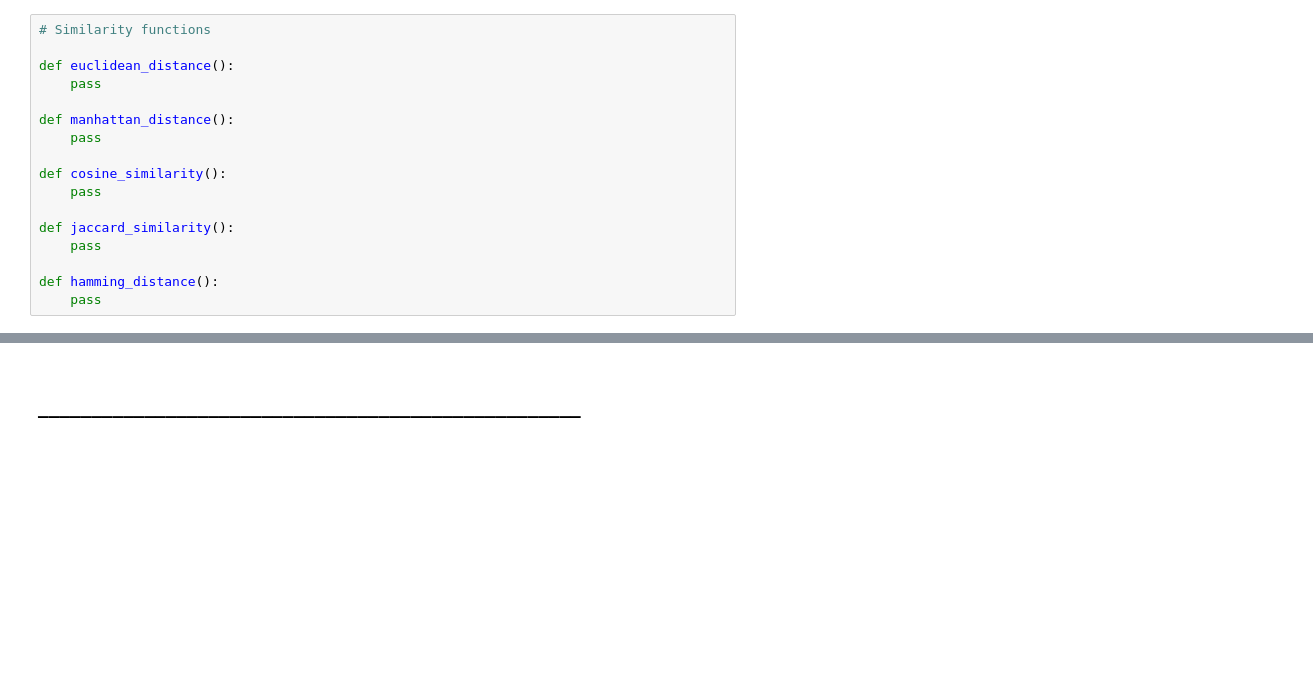
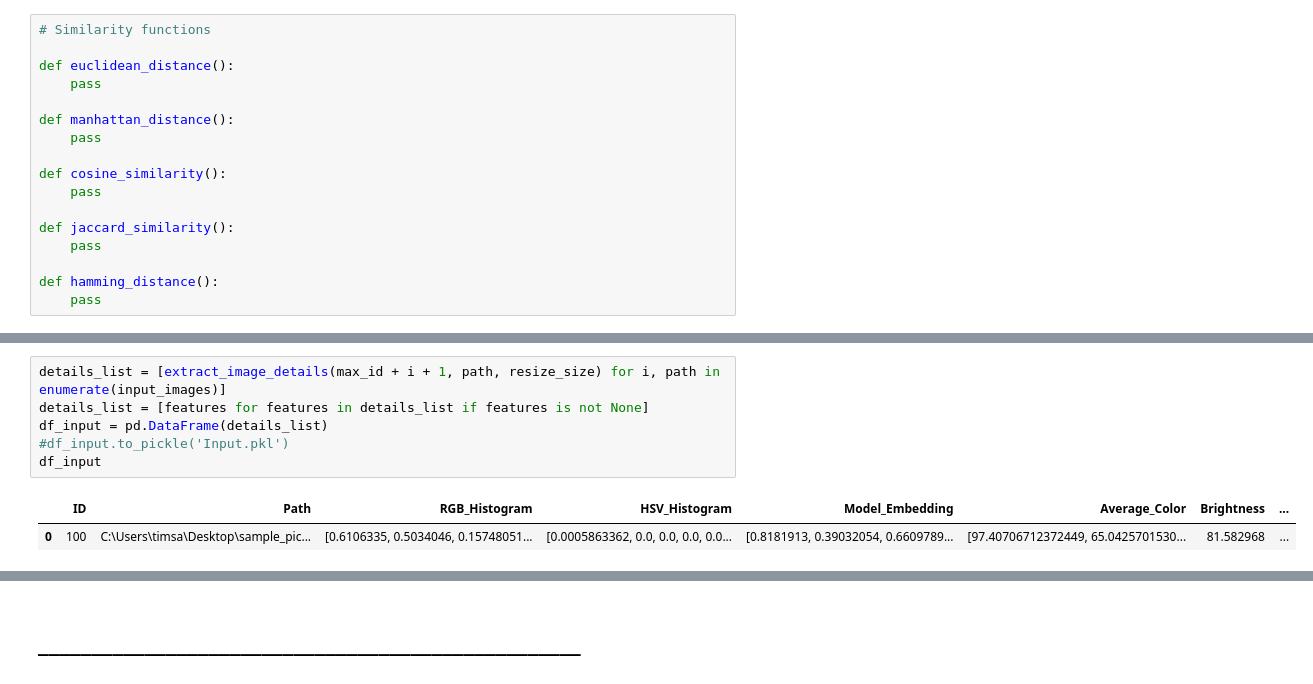
Before and after one commit to tis22/image_recommender, a Jupyter notebook: ImageLoader.ipynb, the cells around one changed output, grey strips where cells are left out. Drawn from its saved outputs; the diff is of its cells as text; blank space fills up the shorter version.

```diff
--- a/ImageLoader.ipynb
+++ b/ImageLoader.ipynb
@@ -367,0 +388,9 @@ def hamming_distance():
+# %%
+details_list = [extract_image_details(max_id + i + 1, path, resize_size) for i, path in enumerate(input_images)]
+details_list = [features for features in details_list if features is not None]
+df_input = pd.DataFrame(details_list)
+#df_input.to_pickle('Input.pkl')
+df_input
+# %% [output]
+|  | ID | Path | RGB_Histogram | HSV_Histogram | Model_Embedding | Average_Color | Brightness | ... |
+| 0 | 100 | C:\Users\timsa\Desktop\sample_pic... | [0.6106335, 0.5034046, 0.15748051... | [0.0005863362, 0.0, 0.0, 0.0, 0.0... | [0.8181913, 0.39032054, 0.6609789... | [97.40706712372449, 65.0425701530... | 81.582968 | ... |
```
Also changed, not shown: parts of 5 cells of this notebook.
